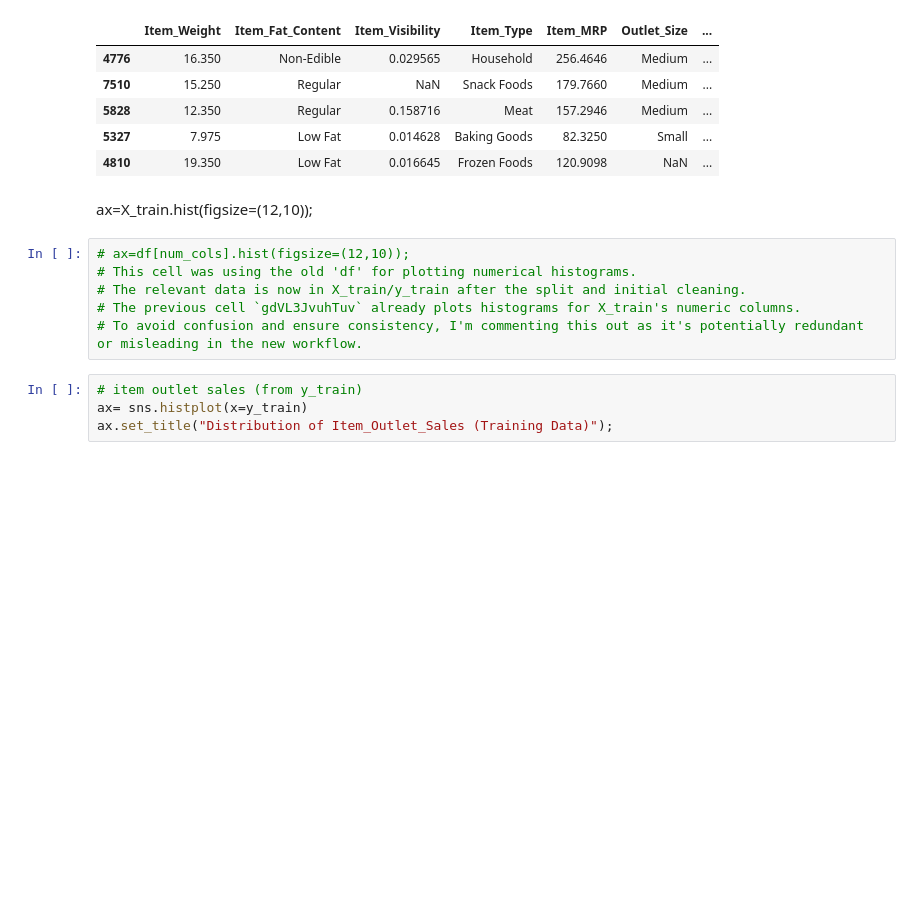
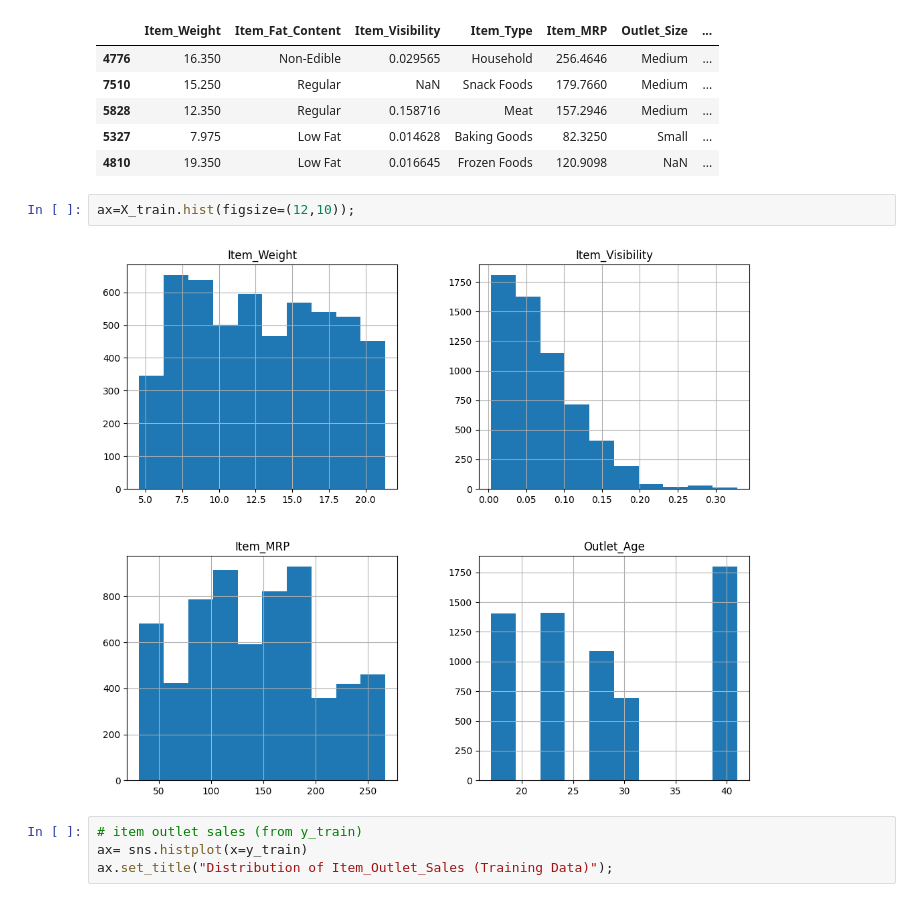
Before and after one commit to swirita/Prediction-of-Product-Sales, a Jupyter notebook: Prediction_of_Product_Sales.ipynb, the cells around one changed output. Saved outputs shown, nothing was run; the diff lists cells and outputs as text; blank space fills up the shorter version.

```diff
--- a/Prediction_of_Product_Sales.ipynb
+++ b/Prediction_of_Product_Sales.ipynb
@@ -326,14 +327,10 @@ X_train.head()
 | 5828 | 12.350 | Regular | 0.158716 | Meat | 157.2946 | Medium | ... |
 | 5327 | 7.975 | Low Fat | 0.014628 | Baking Goods | 82.3250 | Small | ... |
 | 4810 | 19.350 | Low Fat | 0.016645 | Frozen Foods | 120.9098 | NaN | ... |
-# %% [markdown]
-ax=X_train.hist(figsize=(12,10));
-# %%
-# ax=df[num_cols].hist(figsize=(12,10));
-# This cell was using the old 'df' for plotting numerical histograms.
-# The relevant data is now in X_train/y_train after the split and initial cleaning.
-# The previous cell `gdVL3JvuhTuv` already plots histograms for X_train's numeric columns.
-# To avoid confusion and ensure consistency, I'm commenting this out as it's potentially redundant or misleading in the new workflow.
+# %%
+ax=X_train.hist(figsize=(12,10));
+# %% [output]
+[figure, added]
 # %%
 # item outlet sales (from y_train)
 ax= sns.histplot(x=y_train)
```
Also changed, not shown: parts of 40 cells of this notebook.
